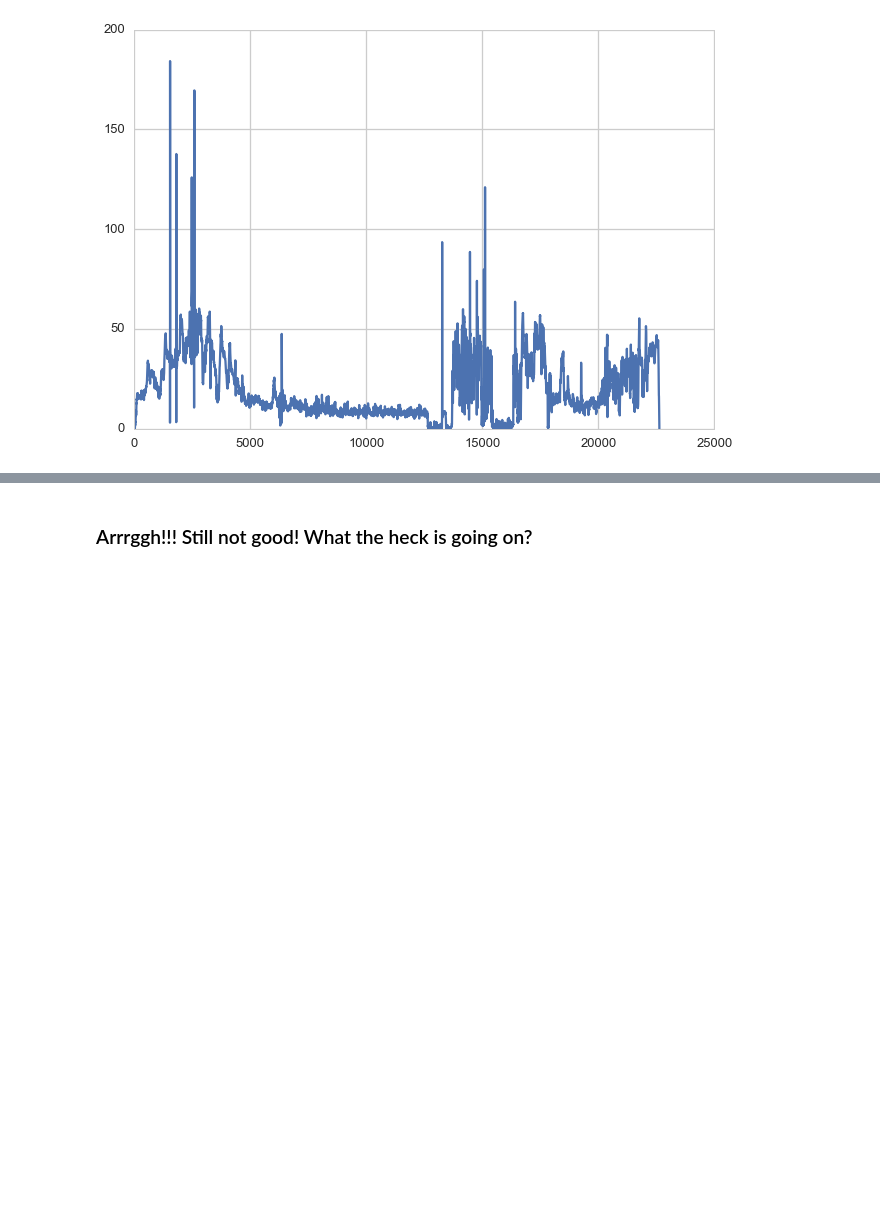
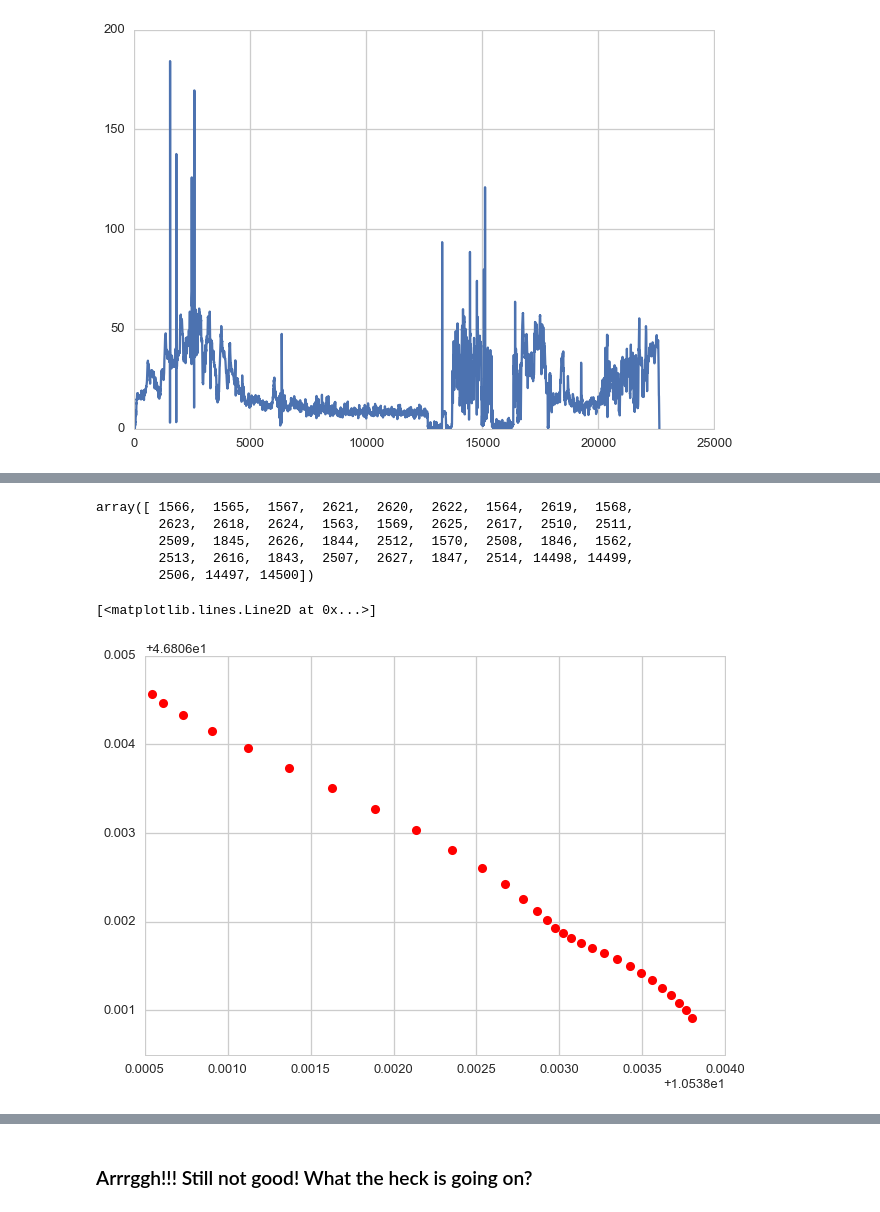
Before and after one commit to FlorianWilhelm/gps_data_with_python, a Jupyter notebook: notebooks/pykalman.ipynb, the cells around one changed output, grey strips where cells are left out. Cells and saved outputs as stored; diff of their text form; code cells hidden in the pictures; blank space fills up the shorter version.

```diff
--- a/notebooks/pykalman.ipynb
+++ b/notebooks/pykalman.ipynb
@@ -205,0 +232,14 @@ plt.plot(speed)
+# %%
+np.argsort(gps_speed)[:-40:-1]
+# %% [output]
+array([ 1566,  1565,  1567,  2621,  2620,  2622,  1564,  2619,  1568,
+        2623,  2618,  2624,  1563,  1569,  2625,  2617,  2510,  2511,
+        2509,  1845,  2626,  1844,  2512,  1570,  2508,  1846,  1562,
+        2513,  2616,  1843,  2507,  2627,  1847,  2514, 14498, 14499,
+        2506, 14497, 14500])
+# %%
+n, p = 1560, 30
+plt.plot(state_means[n:n+p,0], state_means[n:n+p,1], 'ro')
+# %% [output]
+[<matplotlib.lines.Line2D at 0x...>]
+[figure, added]
```
Also changed, not shown: parts of 23 cells of this notebook, 3 other files.
